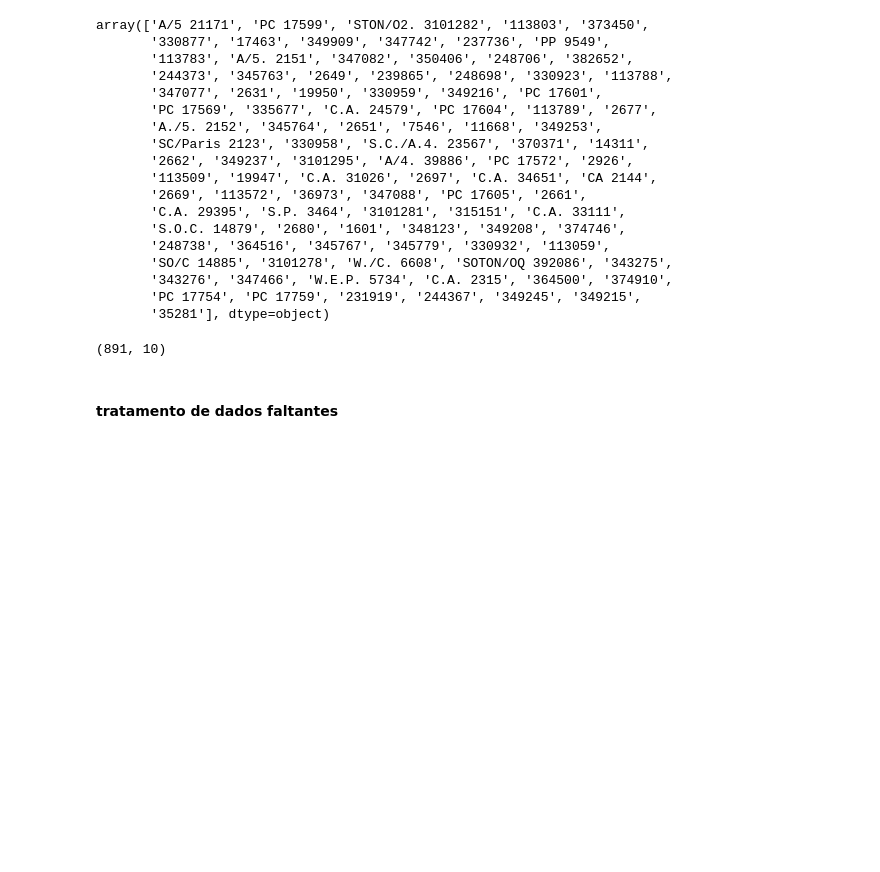
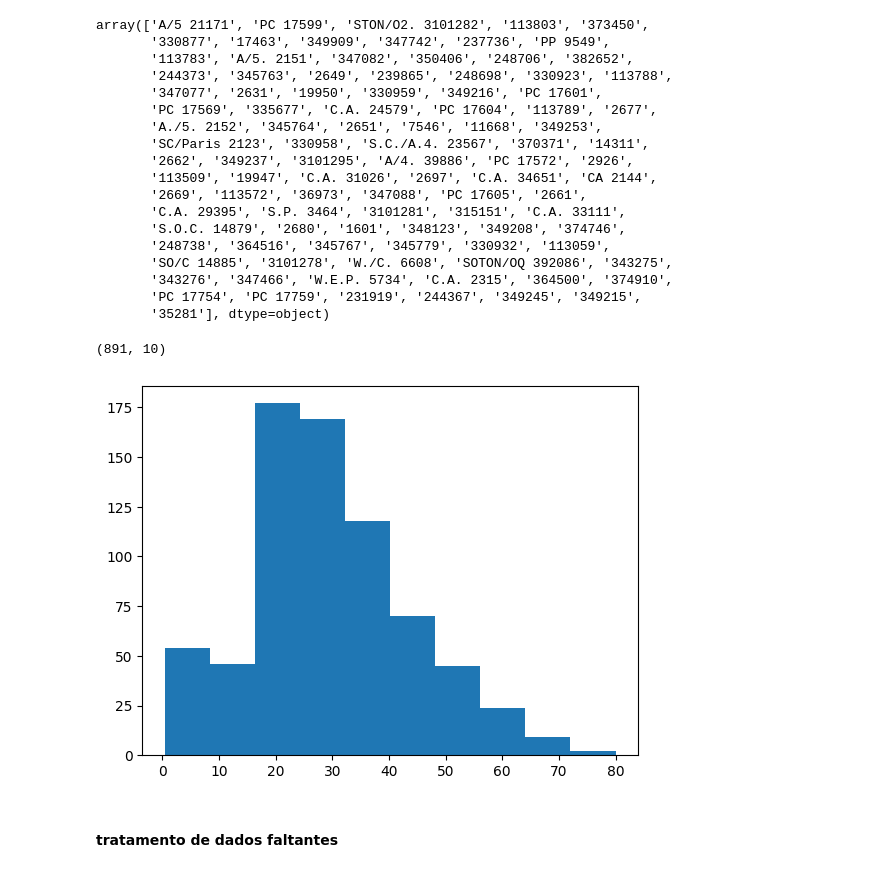
Before and after one commit to maylonleoncio/titanic, a Jupyter notebook: titanic_analysis.ipynb, the cells around one changed output. Drawn from its saved outputs; the diff is of its cells as text; code cells hidden in the pictures; blank space fills up the shorter version.

```diff
--- a/titanic_analysis.ipynb
+++ b/titanic_analysis.ipynb
@@ -95,6 +95,11 @@ train = train.drop(columns=['Name', 'Ticket'])
 train.shape
 # %% [output]
 (891, 10)
+# %%
+plt.hist(x='Age',  data=train)
+plt.show()
+# %% [output]
+[figure, added]
 # %% [markdown]
 #### tratamento de dados faltantes
 # %%
```
